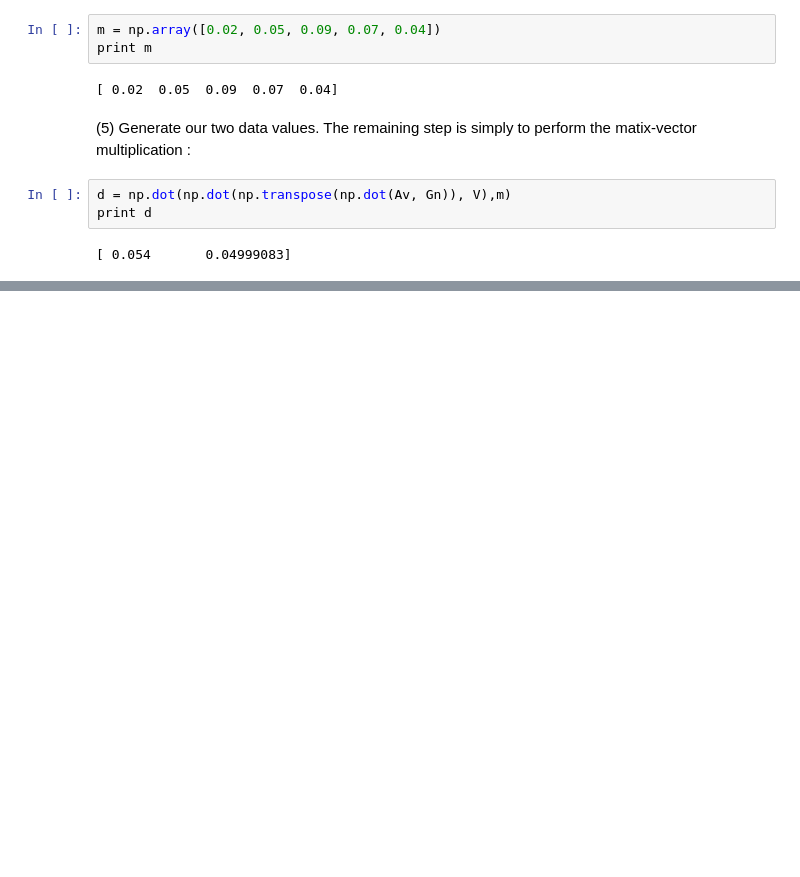
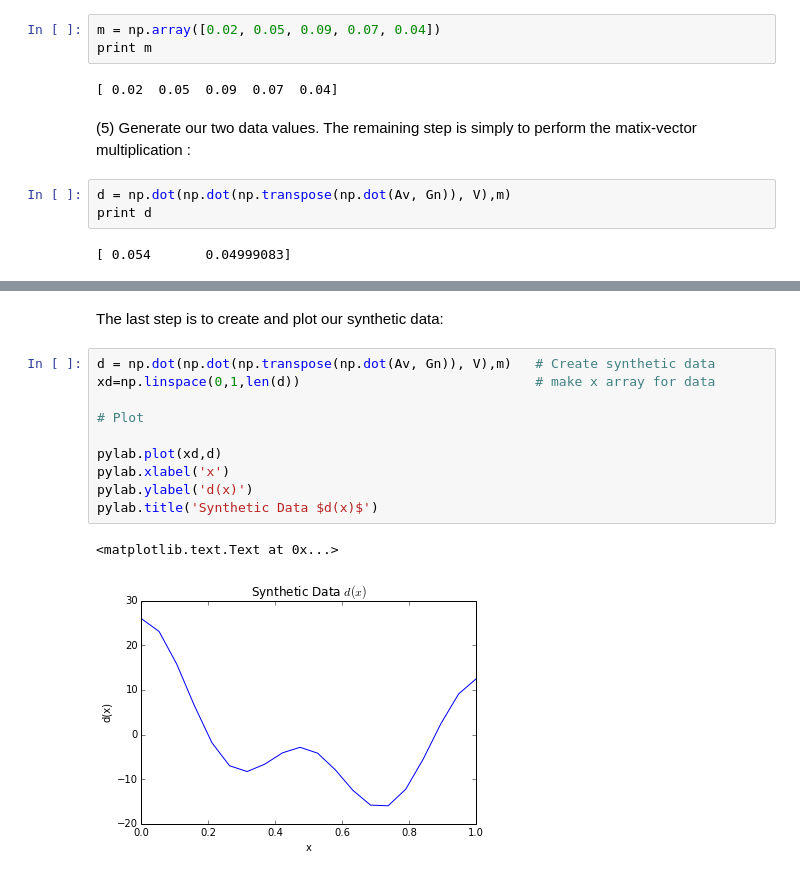
Before and after one commit to jokulhaup/directed_studies, a Jupyter notebook: Mod 1.ipynb, the cells around one changed output, grey strips where cells are left out. Cells and saved outputs as stored; diff of their text form; blank space fills up the shorter version.

```diff
--- a/Mod 1.ipynb
+++ b/Mod 1.ipynb
@@ -396,0 +466,15 @@ m_5
+# %% [markdown]
+The last step is to create and plot our synthetic data:
+# %%
+d = np.dot(np.dot(np.transpose(np.dot(Av, Gn)), V),m)   # Create synthetic data
+xd=np.linspace(0,1,len(d))                              # make x array for data
+
+# Plot
+
+pylab.plot(xd,d)
+pylab.xlabel('x')
+pylab.ylabel('d(x)')
+pylab.title('Synthetic Data $d(x)$')
+# %% [output]
+<matplotlib.text.Text at 0x...>
+[figure, added]
```
Also changed, not shown: parts of 23 cells of this notebook.
